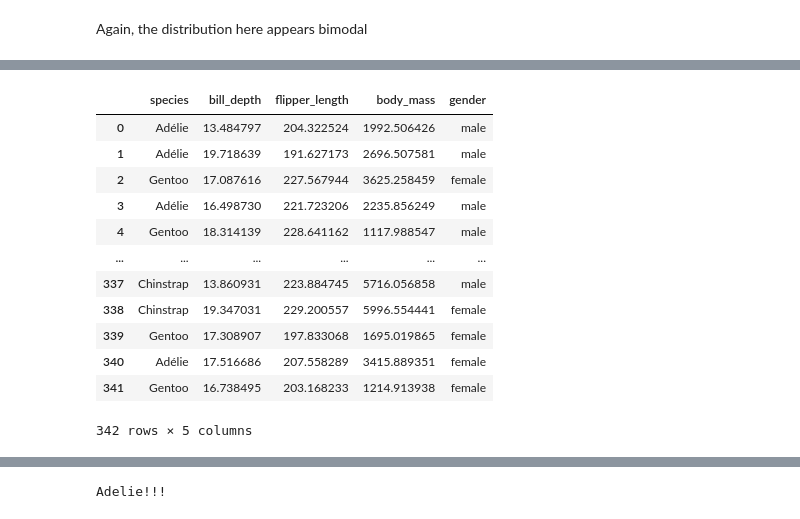
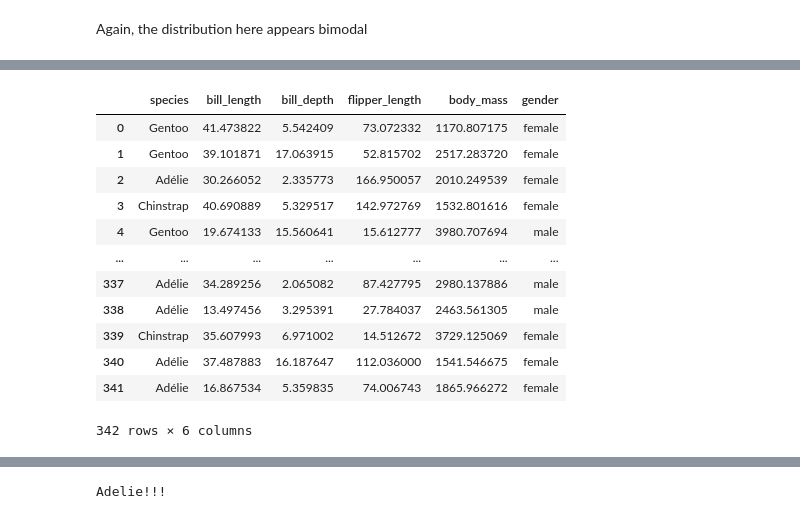
Before and after one commit to jbrad88/pda-project, a Jupyter notebook: pda-project.ipynb, the cells around one changed output, grey strips where cells are left out. Saved outputs shown, nothing was run; the diff lists cells and outputs as text; code cells hidden in the pictures.

```diff
--- a/pda-project.ipynb
+++ b/pda-project.ipynb
@@ -147,29 +153,27 @@ df.describe()
 # %%
-import numpy as np
-# set a random seed
-#np.random.seed(5)
-
+# Here we set a dataframe and use numpy.random to randomly generate a data set of 342 samples.
 s1 = pd.DataFrame({'species':np.random.choice(a=['Adélie','Gentoo','Chinstrap'], size=342, p=[0.34,0.33,0.33]),
-                    'bill_depth':np.random.uniform(13.1,21.5, 342),
-                    'flipper_length':np.random.uniform(172.0,231.0,342),
-                    'body_mass':np.random.uniform(270.0,6300.0, 342),
-                    'gender':np.random.choice(a=['male','female'], size=342, p=[0.5,0.5])})
+                   'bill_length':np.random.uniform(43.92, 5.45, 342),
+                   'bill_depth':np.random.uniform(17.15, 1.97, 342),
+                   'flipper_length':np.random.uniform(200.91, 14.06, 342),
+                   'body_mass':np.random.uniform(4201.75, 801.95, 342),
+                   'gender':np.random.choice(a=['male','female'], size=342, p=[0.5,0.5])})
 
 s1
 # %% [output]
-|  | species | bill_depth | flipper_length | body_mass | gender |
-| 0 | Adélie | 13.484797 | 204.322524 | 1992.506426 | male |
-| 1 | Adélie | 19.718639 | 191.627173 | 2696.507581 | male |
-| 2 | Gentoo | 17.087616 | 227.567944 | 3625.258459 | female |
-| 3 | Adélie | 16.498730 | 221.723206 | 2235.856249 | male |
-| 4 | Gentoo | 18.314139 | 228.641162 | 1117.988547 | male |
-| ... | ... | ... | ... | ... | ... |
-| 337 | Chinstrap | 13.860931 | 223.884745 | 5716.056858 | male |
-| 338 | Chinstrap | 19.347031 | 229.200557 | 5996.554441 | female |
-| 339 | Gentoo | 17.308907 | 197.833068 | 1695.019865 | female |
-| 340 | Adélie | 17.516686 | 207.558289 | 3415.889351 | female |
-| 341 | Gentoo | 16.738495 | 203.168233 | 1214.913938 | female |
+|  | species | bill_length | bill_depth | flipper_length | body_mass | gender |
+| 0 | Gentoo | 41.473822 | 5.542409 | 73.072332 | 1170.807175 | female |
+| 1 | Gentoo | 39.101871 | 17.063915 | 52.815702 | 2517.283720 | female |
+| 2 | Adélie | 30.266052 | 2.335773 | 166.950057 | 2010.249539 | female |
+| 3 | Chinstrap | 40.690889 | 5.329517 | 142.972769 | 1532.801616 | female |
+| 4 | Gentoo | 19.674133 | 15.560641 | 15.612777 | 3980.707694 | male |
+| ... | ... | ... | ... | ... | ... | ... |
+| 337 | Adélie | 34.289256 | 2.065082 | 87.427795 | 2980.137886 | male |
+| 338 | Adélie | 13.497456 | 3.295391 | 27.784037 | 2463.561305 | male |
+| 339 | Chinstrap | 35.607993 | 6.971002 | 14.512672 | 3729.125069 | female |
+| 340 | Adélie | 37.487883 | 16.187647 | 112.036000 | 1541.546675 | female |
+| 341 | Adélie | 16.867534 | 5.359835 | 74.006743 | 1865.966272 | female |
-342 rows × 5 columns
+342 rows × 6 columns
 # %%
 sns.pairplot(s1, hue='species')
 # %% [output]
```
Also changed, not shown: parts of 37 cells of this notebook, 2 other files.
